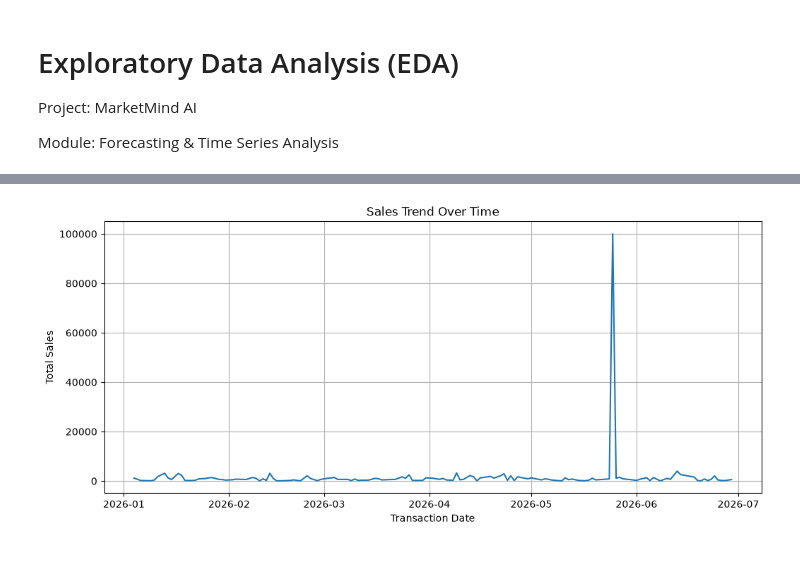
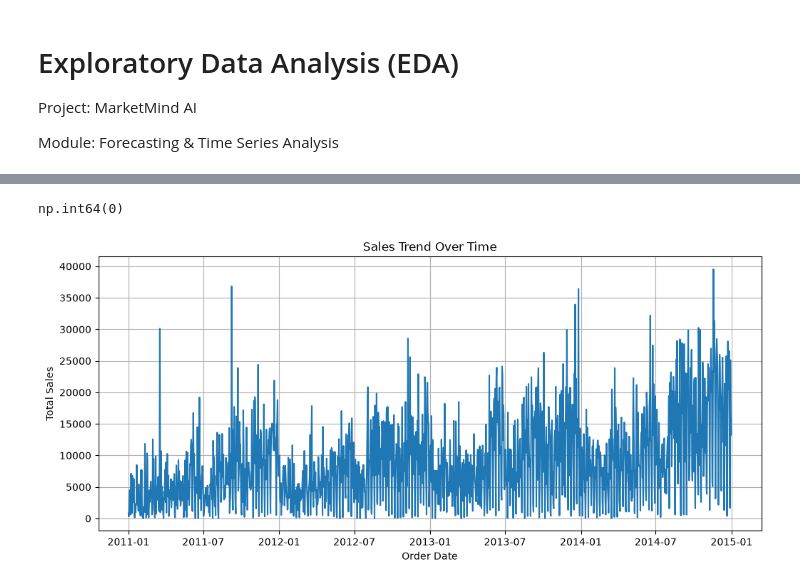
Before and after one commit to springboardmentor54321v/Small-business-sales-intelligence-platform-SB7-Team4, a Jupyter notebook: AIML/EDA/eda.ipynb, the cells around one changed output, grey strips where cells are left out. Saved outputs shown, nothing was run; the diff lists cells and outputs as text; code cells hidden in the pictures; blank space fills up the shorter version.

```diff
--- a/AIML/EDA/eda.ipynb
+++ b/AIML/EDA/eda.ipynb
@@ -11,4 +11,4 @@ import pandas as pd
 import numpy as np
 import matplotlib.pyplot as plt
 # %%
-df = pd.read_csv("data/marketmind_sales_dataset.csv")
+df=pd.read_csv("../data/dataset.csv")
@@ -106,0 +49,5 @@ Duplicate Records
+# %%
+#Converting order date and ship date to datetime data type
+df['Order Date']=pd.to_datetime(df['Order Date'])
+df['Ship Date']=pd.to_datetime(df['Ship Date'])
+df.info()
@@ -122,4 +87,0 @@ df.describe(include='all')
-# %%
-#filling missing transaction_dates with their medians
-df['transaction_date'] = df['transaction_date'].fillna(df['transaction_date'].median())
-df['transaction_date'].isnull().sum()
@@ -134,14 +108,18 @@ dtype('<M8[us]')
+# %%
+df.duplicated().sum()
+# %% [output]
+np.int64(0)
 # %%
-#sales trend over time
-daily_sales = df.groupby("transaction_date")["total_amount"].sum()
+#Sales Trend
+daily_sales = df.groupby("Order Date")["Total amount"].sum()
 
 plt.figure(figsize=(12,5))
-plt.plot(daily_sales.index, daily_sales.values)
+plt.plot(daily_sales.index, daily_sales.to_numpy())
 plt.title("Sales Trend Over Time")
-plt.xlabel("Transaction Date")
+plt.xlabel("Order Date")
 plt.ylabel("Total Sales")
 plt.grid(True)
 plt.show()
 # %% [output]
-[figure, old version]
+[figure, new version]
 # %%
```
Also changed, not shown: parts of 19 cells of this notebook, 1 other file.
